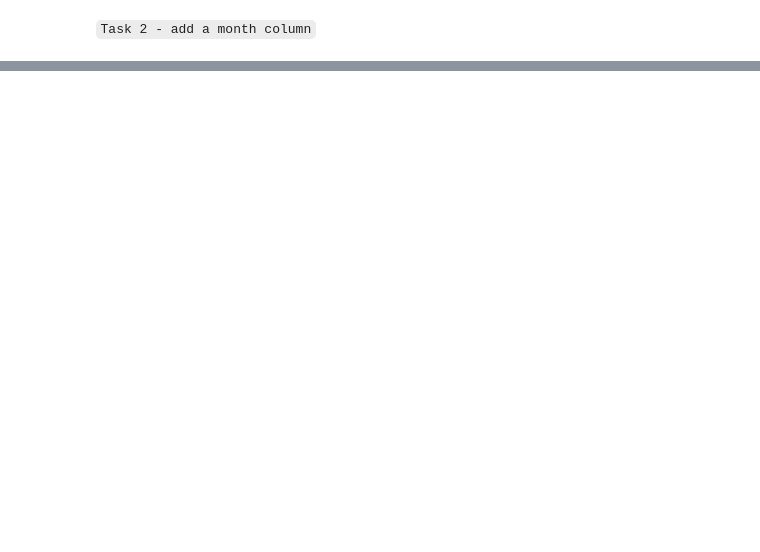
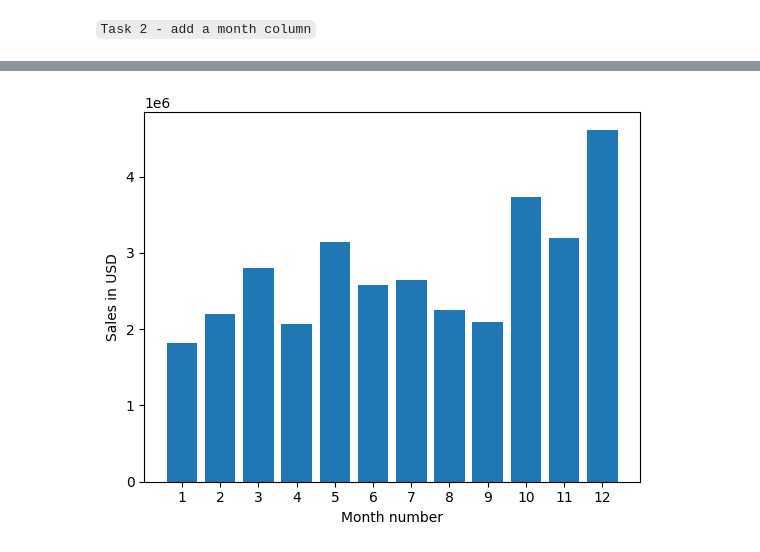
Before and after one commit to marvinraj/all-ai, a Jupyter notebook: all-pandas/projects/real-world-data-science-tasks/analysis.ipynb, the cells around one changed output, grey strips where cells are left out. Drawn from its saved outputs; the diff is of its cells as text; code cells hidden in the pictures; blank space fills up the shorter version.

Commit message:
cleaned data, found out which month has the best sales, visualize data using matplotlib

```diff
--- a/all-pandas/projects/real-world-data-science-tasks/analysis.ipynb
+++ b/all-pandas/projects/real-world-data-science-tasks/analysis.ipynb
@@ -80,0 +89,7 @@ all_data.head()
+# %%
+# convert columns to the correct type
+all_data['Quantity Ordered'] = pd.to_numeric(all_data['Quantity Ordered'])
+all_data['Price Each'] = pd.to_numeric(all_data['Price Each'])
+# %%
+all_data['Sales'] = all_data['Quantity Ordered'] * all_data['Price Each']
+all_data.head()
@@ -80,0 +103,3 @@ all_data.head()
+# %%
+# reset index values
+all_data.reset_index(drop=True, inplace=True)
@@ -80,0 +118,4 @@ all_data.head()
+# %%
+# display month with most sales using groupby
+results = all_data.groupby('Month').sum()['Sales']
+results
@@ -80,0 +137,15 @@ all_data.head()
+# %%
+# visuallising the results using matplotlib - bar chat
+import matplotlib.pyplot as plt
+
+months = range(1,13)
+
+plt.bar(months, results)
+plt.xticks(months)
+plt.ylabel('Sales in USD')
+plt.xlabel('Month number')
+
+
+plt.show()
+# %% [output]
+[figure, added]
```
Also changed, not shown: parts of 8 cells of this notebook.
